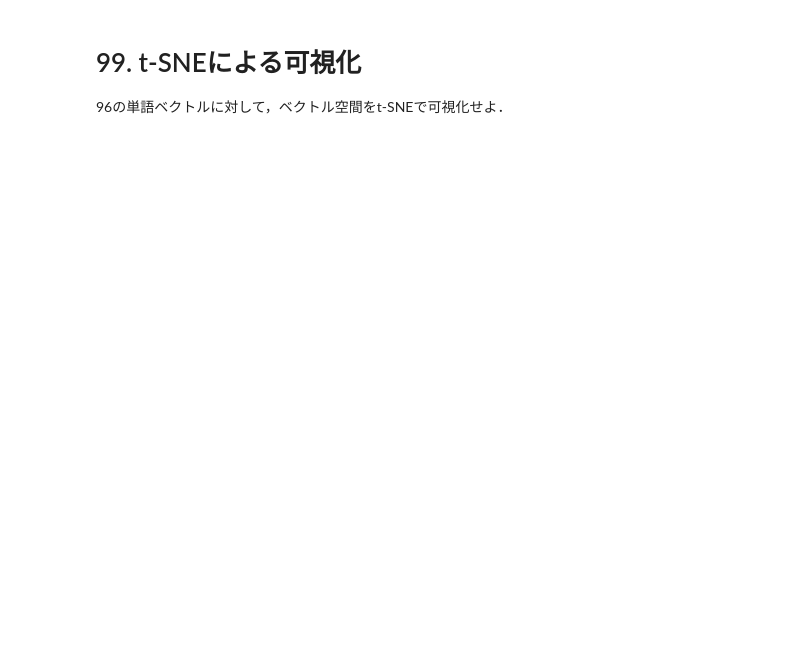
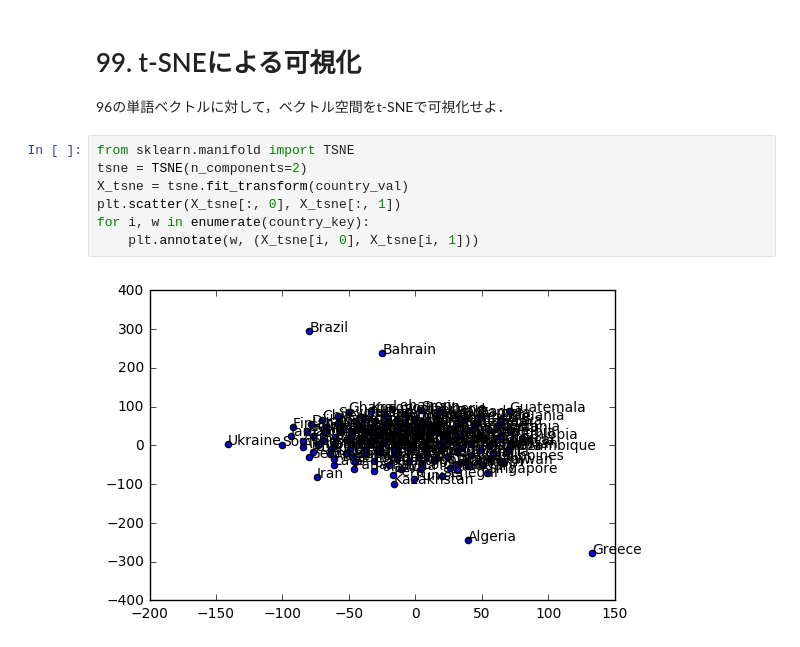
Before and after one commit to woody-kawagoe/nlp100, a Jupyter notebook: chapter10/chapter10.ipynb, the cells around one changed output. Saved outputs shown, nothing was run; the diff lists cells and outputs as text; blank space fills up the shorter version.

```diff
--- a/chapter10/chapter10.ipynb
+++ b/chapter10/chapter10.ipynb
@@ -200,3 +277,12 @@ word2vecの学習結果から，国名に関するベクトルのみを抜き出
 # %% [markdown]
 # 99. t-SNEによる可視化
 96の単語ベクトルに対して，ベクトル空間をt-SNEで可視化せよ．
+# %%
+from sklearn.manifold import TSNE
+tsne = TSNE(n_components=2)
+X_tsne = tsne.fit_transform(country_val)
+plt.scatter(X_tsne[:, 0], X_tsne[:, 1])
+for i, w in enumerate(country_key):
+    plt.annotate(w, (X_tsne[i, 0], X_tsne[i, 1]))
+# %% [output]
+[figure, added]
```
Also changed, not shown: parts of 16 cells of this notebook.
